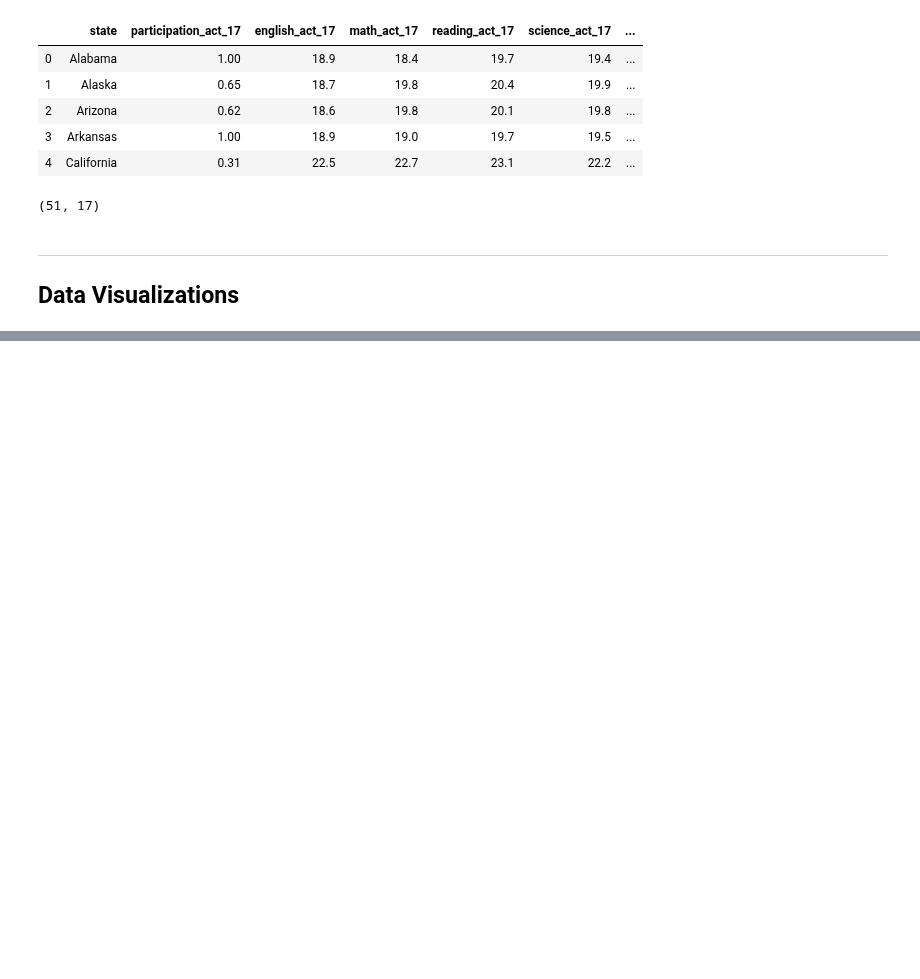
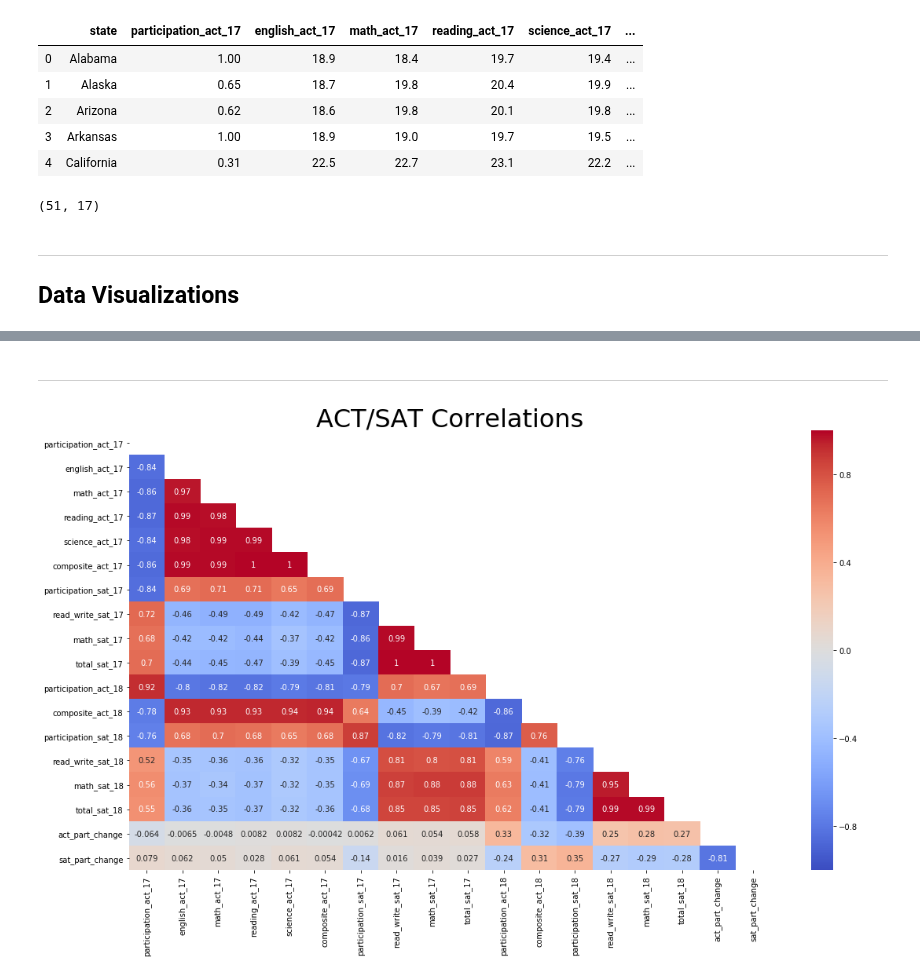
Before and after one commit to CreightonAshton/Scratchwork, a Jupyter notebook: Code/ACT-SAT/ACT-SAT.ipynb, the cells around one changed output, grey strips where cells are left out. Saved outputs shown, nothing was run; the diff lists cells and outputs as text; code cells hidden in the pictures; blank space fills up the shorter version.

```diff
--- a/Code/ACT-SAT/ACT-SAT.ipynb
+++ b/Code/ACT-SAT/ACT-SAT.ipynb
@@ -484,0 +539,3 @@ ___
+# %%
+df['act_part_change'] = df['participation_act_18'] - df['participation_act_17']
+df['sat_part_change'] = df['participation_sat_18'] - df['participation_sat_17']
@@ -484,0 +582,13 @@ ___
+# %% [markdown]
+___
+# %%
+corr = df.corr()
+mask = np.zeros_like(corr)
+mask[np.triu_indices_from(mask)] = True
+# %%
+plt.figure(figsize=(16,10))
+plt.title('ACT/SAT Correlations', size=32)
+sns.heatmap(corr, cmap='coolwarm', annot=True, mask=mask, vmin=-1, vmax=1)
+plt.tight_layout();
+# %% [output]
+[figure, added]
```
Also changed, not shown: parts of 10 cells of this notebook.
